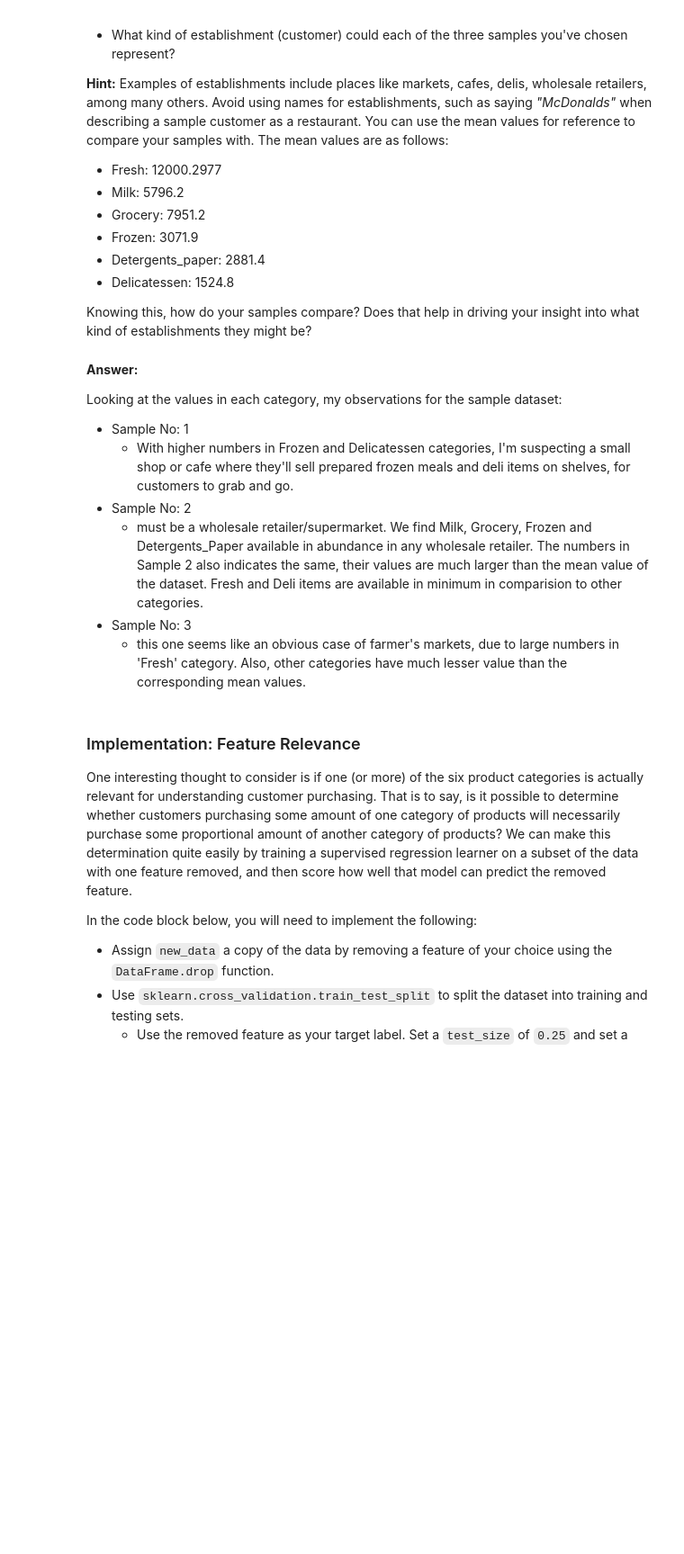
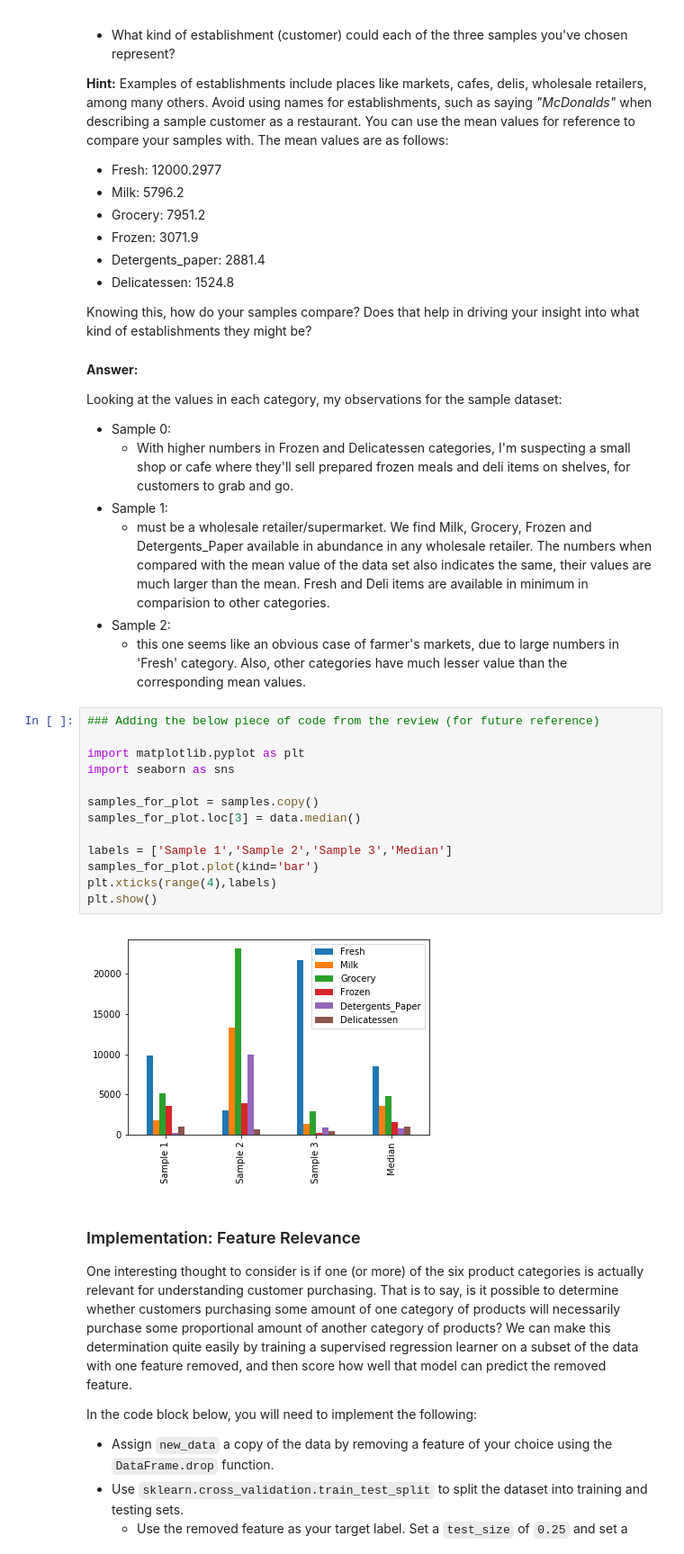
Before and after one commit to divya-nk/udacity-ml-nanodegree-projects, a Jupyter notebook: customer_segments/customer_segments.ipynb, the cells around one changed output. Shown at 90% size. Saved outputs shown, nothing was run; the diff lists cells and outputs as text; blank space fills up the shorter version.

Commit message:
fixed review1 comments - v2

```diff
--- a/customer_segments/customer_segments.ipynb
+++ b/customer_segments/customer_segments.ipynb
@@ -92,12 +92,27 @@ Knowing this, how do your samples compare? Does that help in driving your insigh
 **Answer:**
 
 Looking at the values in each category, my observations for the sample dataset:
-* Sample No: 1
+* Sample 0:
     - With higher numbers in Frozen and Delicatessen categories, I'm suspecting a small shop or cafe where they'll sell prepared frozen meals and deli items on shelves, for customers to grab and go.
-* Sample No: 2
-    - must be a wholesale retailer/supermarket. We find Milk, Grocery, Frozen and Detergents_Paper available in abundance in any wholesale retailer. The numbers in Sample 2 also indicates the same, their values are much larger than the mean value of the dataset. Fresh and Deli items are available in minimum in comparision to other categories.
-* Sample No: 3
+* Sample 1:
+    - must be a wholesale retailer/supermarket. We find Milk, Grocery, Frozen and Detergents_Paper available in abundance in any wholesale retailer. The numbers  when compared with the mean value of the data set also indicates the same, their values are much larger than the mean. Fresh and Deli items are available in minimum in comparision to other categories.
+* Sample 2:
     - this one seems like an obvious case of farmer's markets, due to large numbers in 'Fresh' category. Also, other categories have much lesser value than the corresponding mean values.
+# %%
+### Adding the below piece of code from the review (for future reference)
+
+import matplotlib.pyplot as plt
+import seaborn as sns
+
+samples_for_plot = samples.copy()
+samples_for_plot.loc[3] = data.median()
+
+labels = ['Sample 1','Sample 2','Sample 3','Median']
+samples_for_plot.plot(kind='bar')
+plt.xticks(range(4),labels)
+plt.show()
+# %% [output]
+[figure, added]
 # %% [markdown]
 ### Implementation: Feature Relevance
 One interesting thought to consider is if one (or more) of the six product categories is actually relevant for understanding customer purchasing. That is to say, is it possible to determine whether customers purchasing some amount of one category of products will necessarily purchase some proportional amount of another category of products? We can make this determination quite easily by training a supervised regression learner on a subset of the data with one feature removed, and then score how well that model can predict the removed feature.
```
Also changed, not shown: parts of 17 cells of this notebook, 4 other files.
